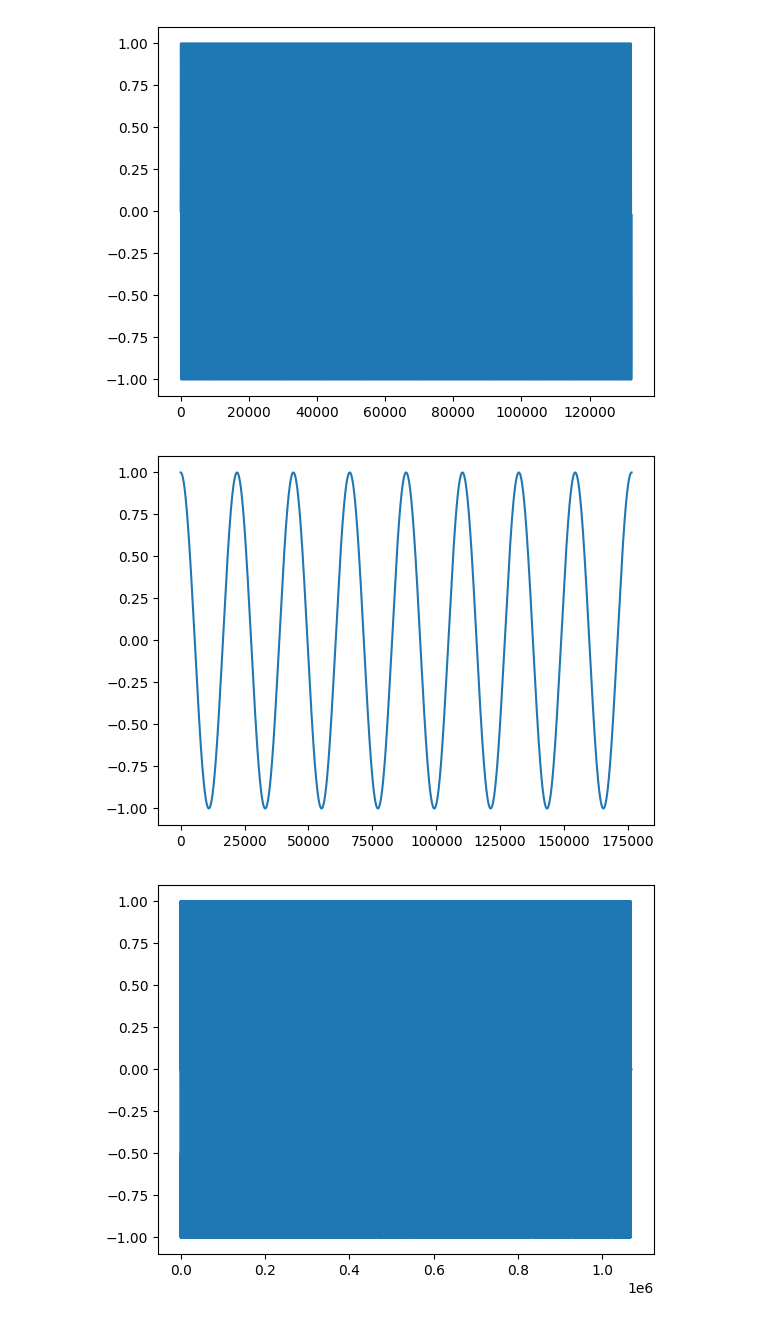
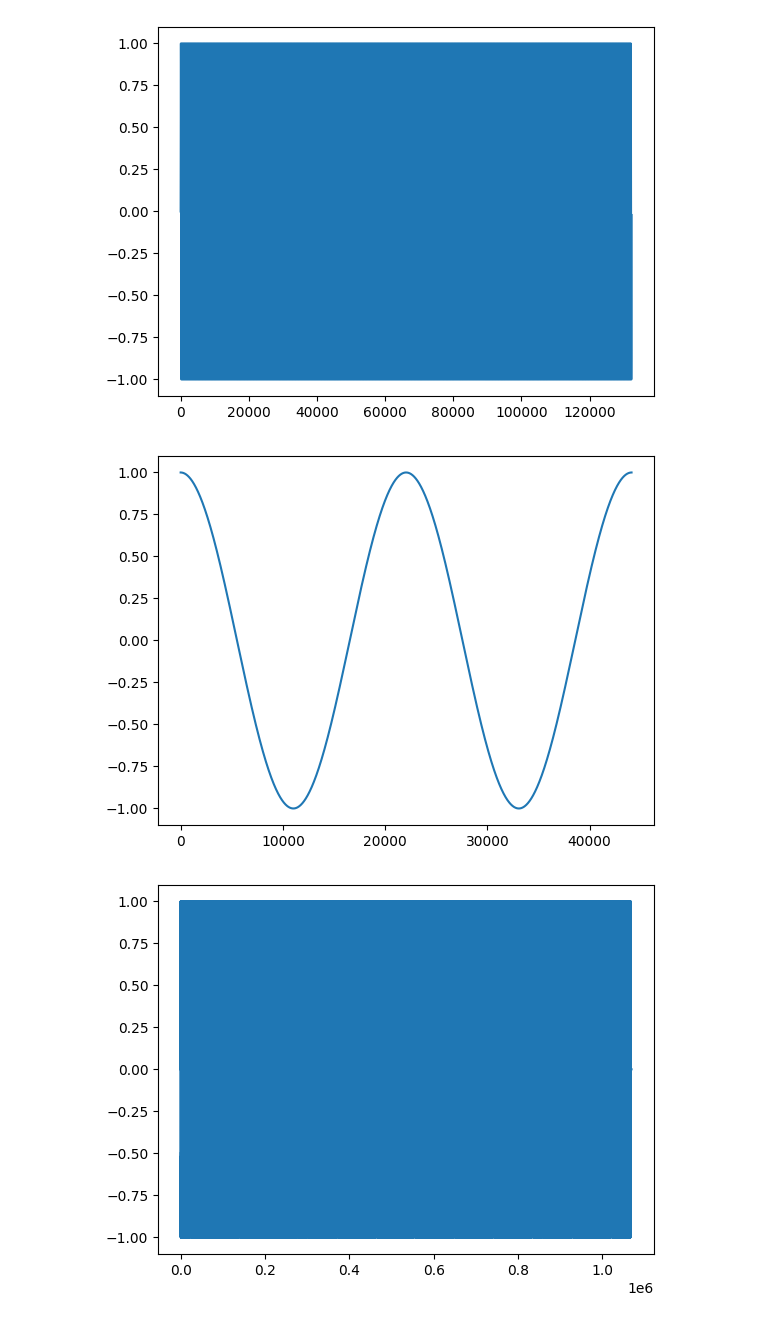
Before and after one commit to Adelpozo04/Informatica-Musical, a Jupyter notebook: Practica 1/practica01.ipynb, the cells around one changed output. Drawn from its saved outputs; the diff is of its cells as text; code cells hidden in the pictures.

```diff
--- a/Practica 1/practica01.ipynb
+++ b/Practica 1/practica01.ipynb
@@ -70,22 +70,21 @@ sd.wait()
 # %%
 def osc(freq, dur=1, amp=1, phase=0):
 
     ns = np.arange(SRATE * dur)
-    #a = np.sin(((ns * np.pi * 2 * freq) /SRATE) + phase)
     a = np.sin(((ns * np.pi * 2 * freq) /SRATE) + phase)
     a = a * amp
 
     return a
 
-a = osc(2, 4, 1, np.pi / 2)
+a = osc(2, 1, 1, np.pi / 2)
 
 plt.plot(a)
 
 sd.play(a)
 
 sd.wait()
 # %% [output]
-[figure, old version]
+[figure, new version]
 # %%
 partitura = np.array([['G', 0.5], ['G', 0.5], ['A', 1], ['G', 1], ['c', 1], ['B', 2],
                       ['G', 0.5], ['G', 0.5], ['A', 1], ['G', 1], ['d', 1], ['c', 2],
```
Also changed, not shown: parts of 1 cell of this notebook.
